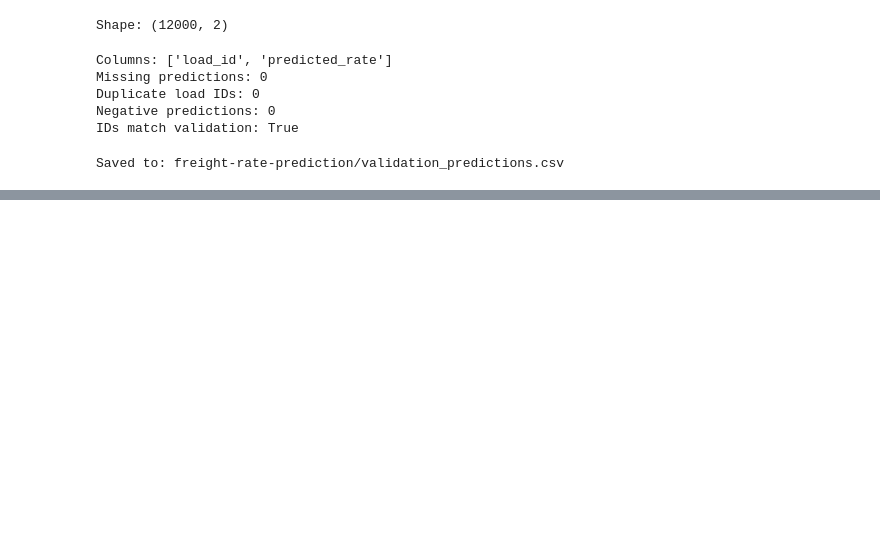
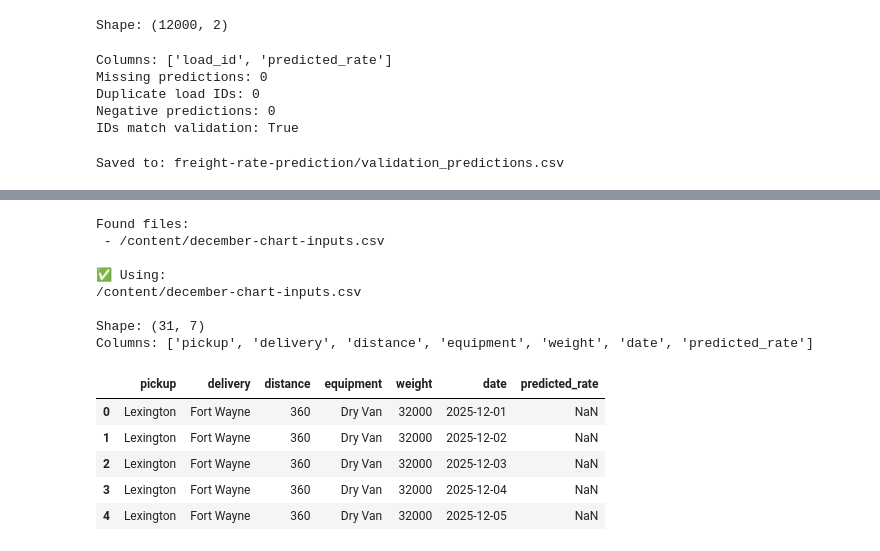
Before and after one commit to Dania-Yasir/freight-rate-prediction, a Jupyter notebook: notebooks/freight_rate_model.ipynb, the cells around one changed output, grey strips where cells are left out. Saved outputs shown, nothing was run; the diff lists cells and outputs as text; code cells hidden in the pictures; blank space fills up the shorter version.

```diff
--- a/notebooks/freight_rate_model.ipynb
+++ b/notebooks/freight_rate_model.ipynb
@@ -936,0 +937,49 @@ Saved shape: (12000, 2)
+# %%
+from pathlib import Path
+import pandas as pd
+
+# Search everywhere inside Colab for December CSV files
+matches = [
+    p for p in Path("/content").rglob("*.csv")
+    if "december" in p.name.lower()
+]
+
+print("Found files:")
+for p in matches:
+    print(" -", p)
+
+if not matches:
+    raise FileNotFoundError("No December CSV file was found in Colab.")
+
+# Prefer the exact assessment filename
+exact = [
+    p for p in matches
+    if p.name.lower() == "december-chart-inputs.csv"
+]
+
+DEC_TEMPLATE = exact[0] if exact else matches[0]
+
+print("\n✅ Using:")
+print(DEC_TEMPLATE)
+
+dec_template = pd.read_csv(DEC_TEMPLATE)
+
+print("\nShape:", dec_template.shape)
+print("Columns:", dec_template.columns.tolist())
+
+display(dec_template.head())
+# %% [output]
+Found files:
+ - /content/december-chart-inputs.csv
+
+✅ Using:
+/content/december-chart-inputs.csv
+
+Shape: (31, 7)
+Columns: ['pickup', 'delivery', 'distance', 'equipment', 'weight', 'date', 'predicted_rate']
+|  | pickup | delivery | distance | equipment | weight | date | predicted_rate |
+| 0 | Lexington | Fort Wayne | 360 | Dry Van | 32000 | 2025-12-01 | NaN |
+| 1 | Lexington | Fort Wayne | 360 | Dry Van | 32000 | 2025-12-02 | NaN |
+| 2 | Lexington | Fort Wayne | 360 | Dry Van | 32000 | 2025-12-03 | NaN |
+| 3 | Lexington | Fort Wayne | 360 | Dry Van | 32000 | 2025-12-04 | NaN |
+| 4 | Lexington | Fort Wayne | 360 | Dry Van | 32000 | 2025-12-05 | NaN |
```
Also changed, not shown: parts of 10 cells of this notebook.
